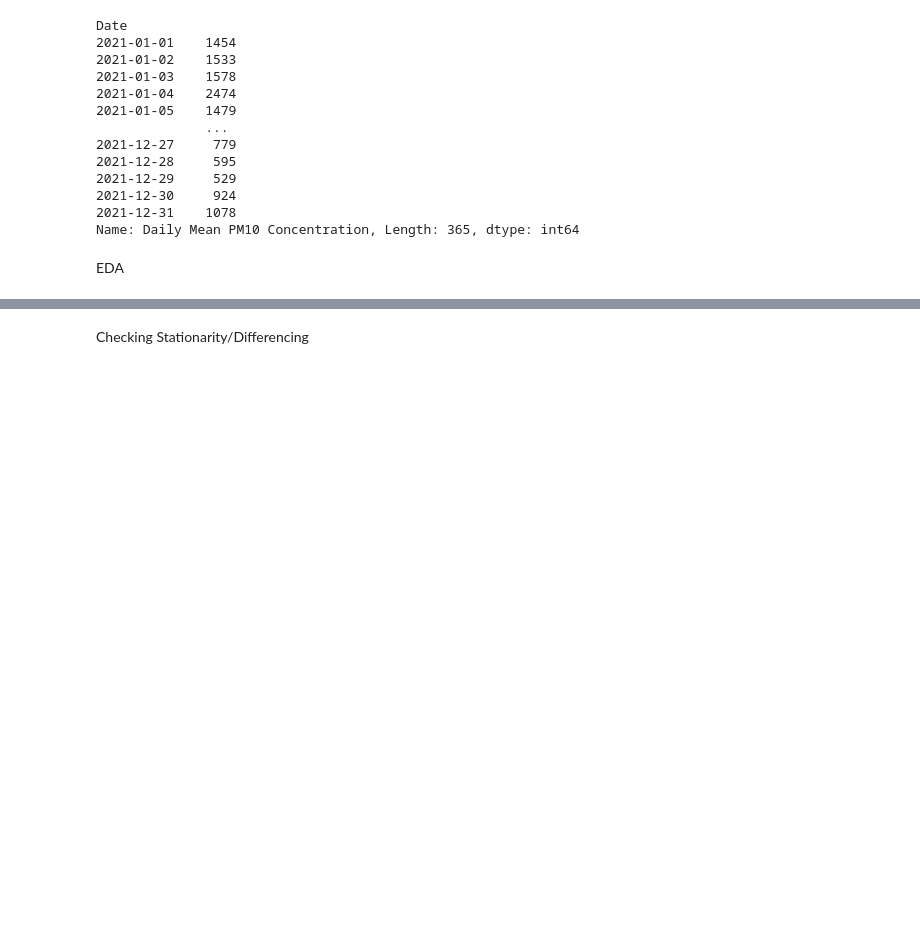
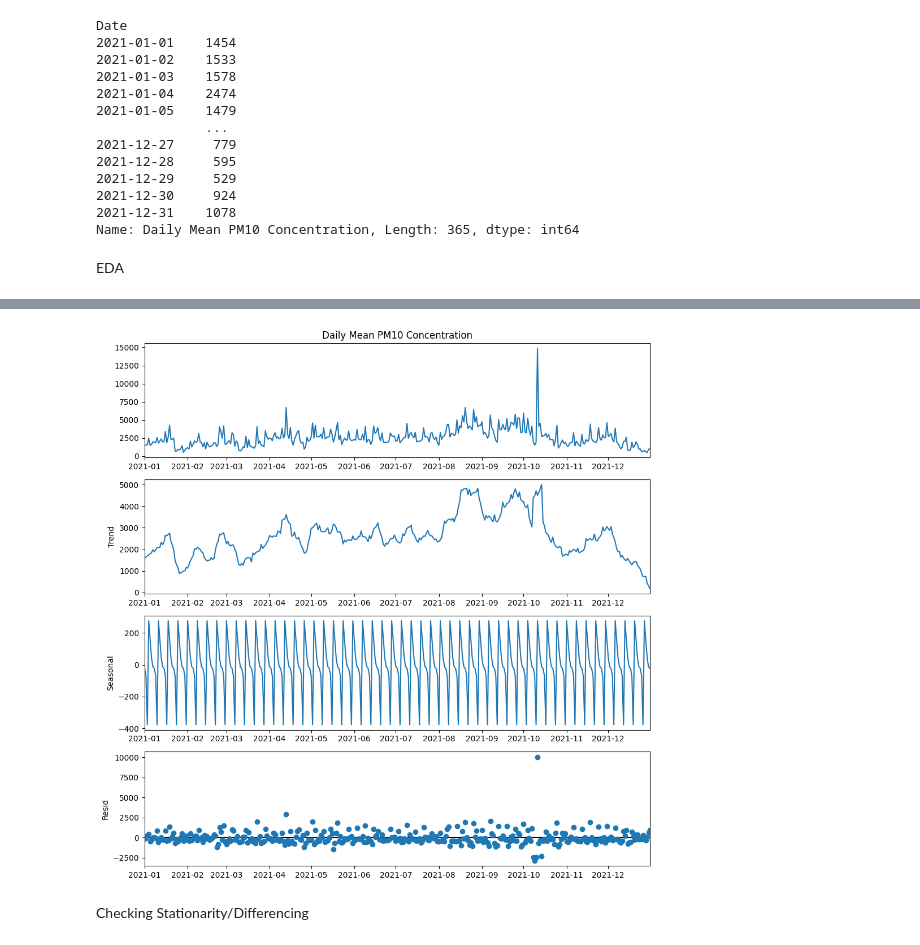
Before and after one commit to sameehaafr/MLP-TSF, a Jupyter notebook: sigai-tsf.ipynb, the cells around one changed output, grey strips where cells are left out. Saved outputs shown, nothing was run; the diff lists cells and outputs as text; code cells hidden in the pictures; blank space fills up the shorter version.

```diff
--- a/sigai-tsf.ipynb
+++ b/sigai-tsf.ipynb
@@ -109,3 +117,10 @@ plt.show()
+# %%
+dec_add.plot()
+plt.rcParams.update({'figure.figsize': (10,10)})
+
+plt.show()
+# %% [output]
+[figure, added]
 # %% [markdown]
 Checking Stationarity/Differencing
 # %% [markdown]
```
Also changed, not shown: parts of 7 cells of this notebook.
